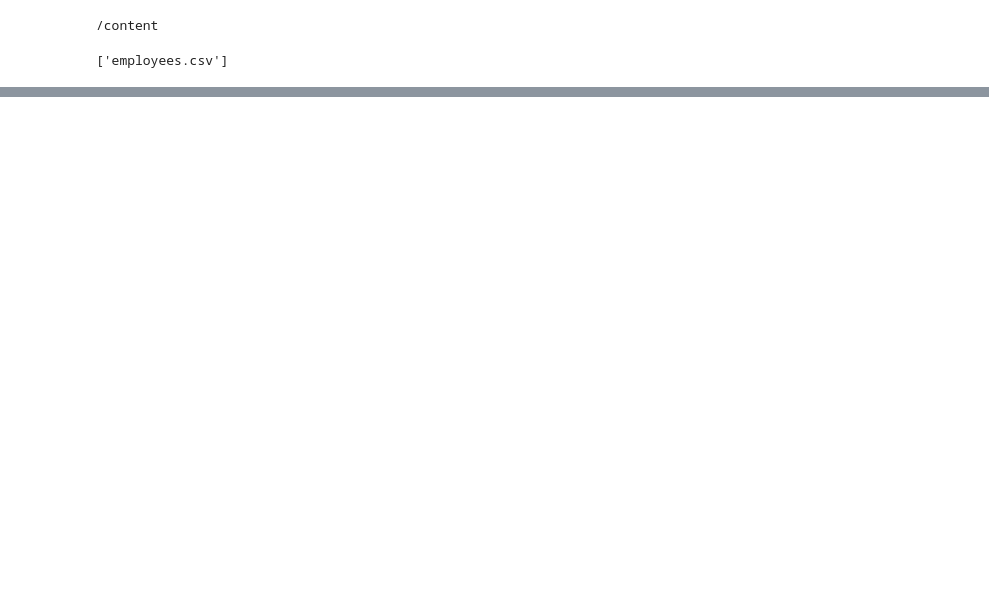
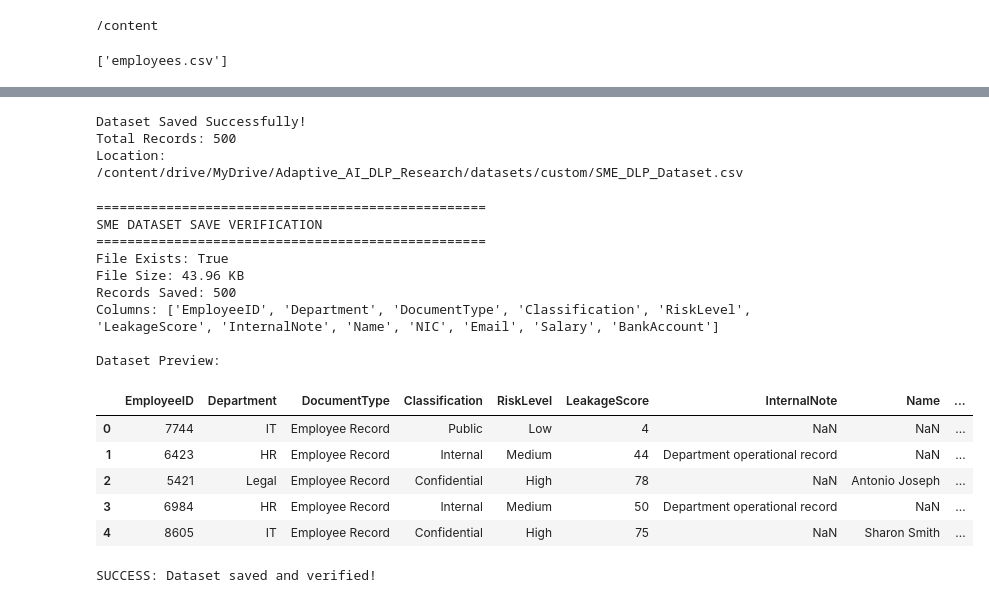
Before and after one commit to Osuni-99/Adaptive-AI-DLP-Research, a Jupyter notebook: notebooks/01_SME_Dataset_Generator.ipynb, the cells around one changed output, grey strips where cells are left out. Cells and saved outputs as stored; diff of their text form; code cells hidden in the pictures; blank space fills up the shorter version.

```diff
--- a/notebooks/01_SME_Dataset_Generator.ipynb
+++ b/notebooks/01_SME_Dataset_Generator.ipynb
@@ -288,0 +527,70 @@ df.sample(10)
+# %%
+output_path = (
+    "/content/drive/MyDrive/Adaptive_AI_DLP_Research/"
+    "datasets/custom/SME_DLP_Dataset.csv"
+)
+
+df.to_csv(output_path, index=False)
+
+print("Dataset Saved Successfully!")
+print("Total Records:", len(df))
+print("Location:", output_path)
+# %% [output]
+Dataset Saved Successfully!
+Total Records: 500
+Location: /content/drive/MyDrive/Adaptive_AI_DLP_Research/datasets/custom/SME_DLP_Dataset.csv
+# %%
+from pathlib import Path
+import pandas as pd
+
+# Exact Google Drive destination
+SAVE_PATH = Path(
+    "/content/drive/MyDrive/Adaptive_AI_DLP_Research/datasets/custom/SME_DLP_Dataset.csv"
+)
+
+# Create destination folder
+SAVE_PATH.parent.mkdir(parents=True, exist_ok=True)
+
+# Save dataset
+df.to_csv(SAVE_PATH, index=False)
+
+# Verify saved file
+print("=" * 50)
+print("SME DATASET SAVE VERIFICATION")
+print("=" * 50)
+
+print("File Exists:", SAVE_PATH.exists())
+print("File Size:", round(SAVE_PATH.stat().st_size / 1024, 2), "KB")
+
+# Read back from Google Drive
+if SAVE_PATH.exists():
+
+    verify_df = pd.read_csv(SAVE_PATH)
+
+    print("Records Saved:", len(verify_df))
+    print("Columns:", verify_df.columns.tolist())
+
+    print("\nDataset Preview:")
+    display(verify_df.head())
+
+    print("\nSUCCESS: Dataset saved and verified!")
+
+else:
+    print("ERROR: Dataset was not saved!")
+# %% [output]
+==================================================
+SME DATASET SAVE VERIFICATION
+==================================================
+File Exists: True
+File Size: 43.96 KB
+Records Saved: 500
+Columns: ['EmployeeID', 'Department', 'DocumentType', 'Classification', 'RiskLevel', 'LeakageScore', 'InternalNote', 'Name', 'NIC', 'Email', 'Salary', 'BankAccount']
+
+Dataset Preview:
+|  | EmployeeID | Department | DocumentType | Classification | RiskLevel | LeakageScore | InternalNote | Name | ... |
+| 0 | 7744 | IT | Employee Record | Public | Low | 4 | NaN | NaN | ... |
+| 1 | 6423 | HR | Employee Record | Internal | Medium | 44 | Department operational record | NaN | ... |
+| 2 | 5421 | Legal | Employee Record | Confidential | High | 78 | NaN | Antonio Joseph | ... |
+| 3 | 6984 | HR | Employee Record | Internal | Medium | 50 | Department operational record | NaN | ... |
+| 4 | 8605 | IT | Employee Record | Confidential | High | 75 | NaN | Sharon Smith | ... |
+SUCCESS: Dataset saved and verified!
```
Also changed, not shown: parts of 32 cells of this notebook.
